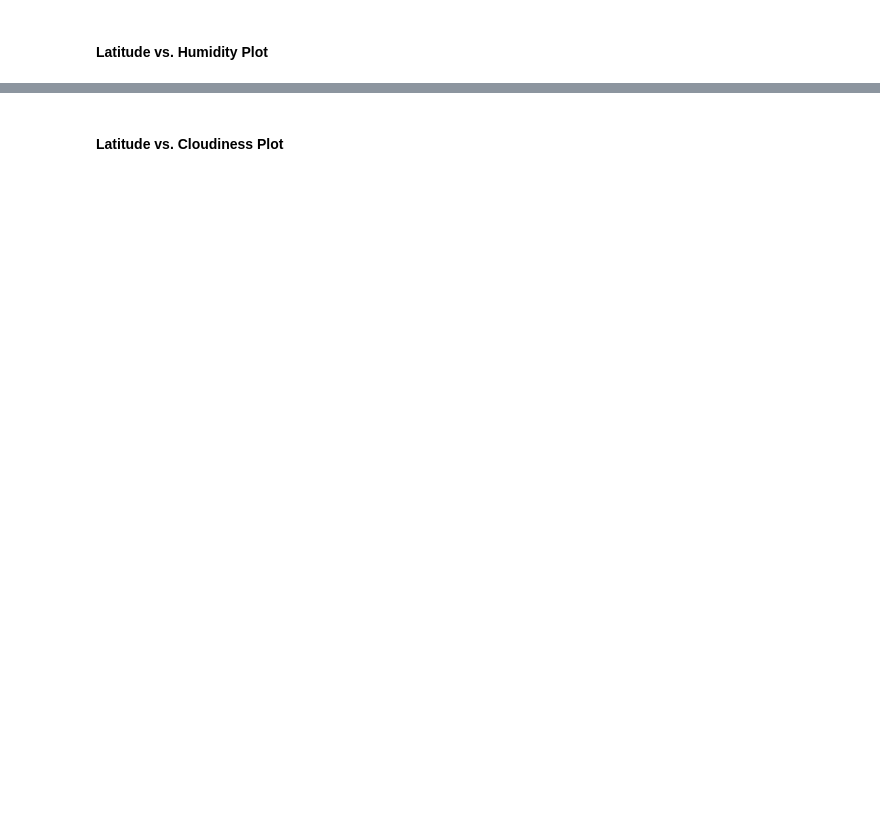
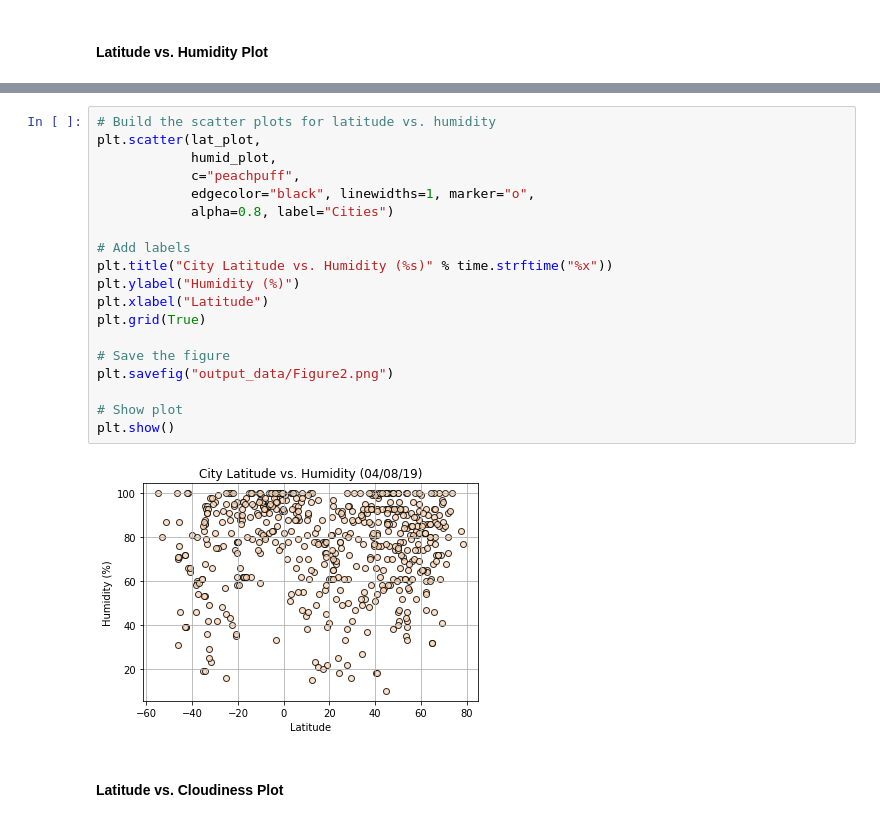
Before and after one commit to adrianjackson86/python_API, a Jupyter notebook: WeatherPy_AJ.ipynb, the cells around one changed output, grey strips where cells are left out. Saved outputs shown, nothing was run; the diff lists cells and outputs as text; blank space fills up the shorter version.

```diff
--- a/WeatherPy_AJ.ipynb
+++ b/WeatherPy_AJ.ipynb
@@ -185,2 +212,23 @@ FileNotFoundError: [Errno 2] No such file or directory: 'output_data/cities.csv'
+# %%
+# Build the scatter plots for latitude vs. humidity
+plt.scatter(lat_plot,
+            humid_plot,
+            c="peachpuff",
+            edgecolor="black", linewidths=1, marker="o",
+            alpha=0.8, label="Cities")
+
+# Add labels
+plt.title("City Latitude vs. Humidity (%s)" % time.strftime("%x"))
+plt.ylabel("Humidity (%)")
+plt.xlabel("Latitude")
+plt.grid(True)
+
+# Save the figure
+plt.savefig("output_data/Figure2.png")
+
+# Show plot
+plt.show()
+# %% [output]
+[figure, added]
 # %% [markdown]
 #### Latitude vs. Cloudiness Plot
```
Also changed, not shown: parts of 12 cells of this notebook, 5 other files.
